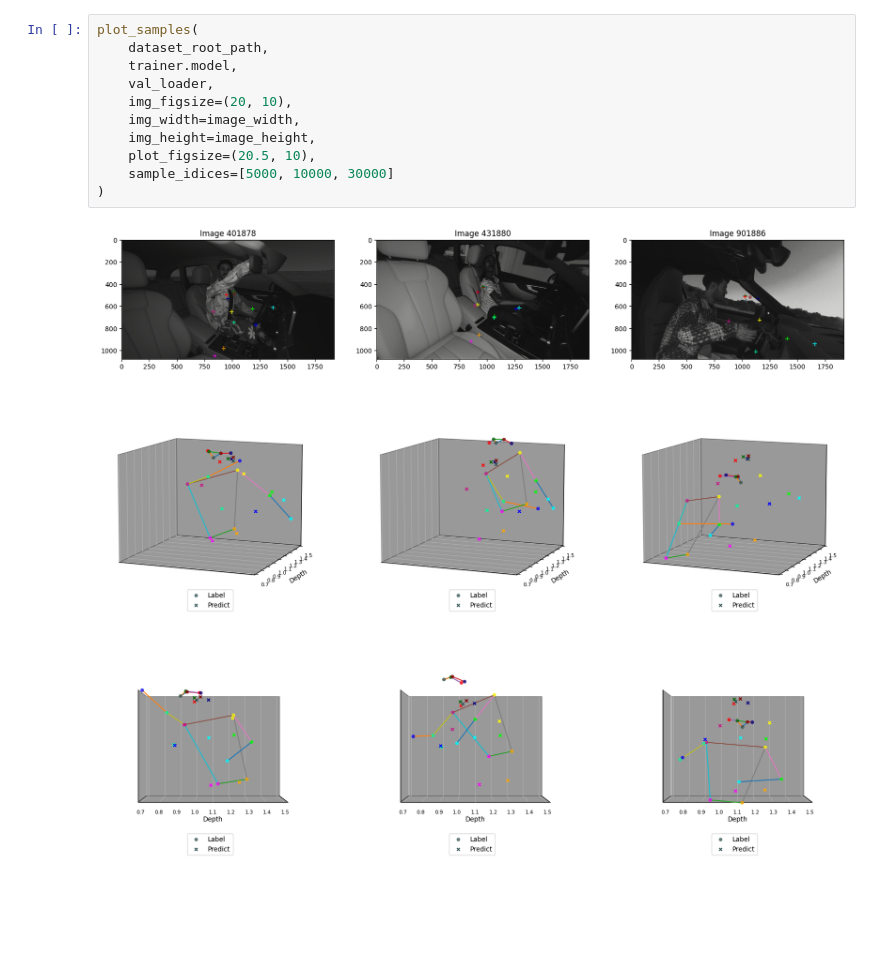
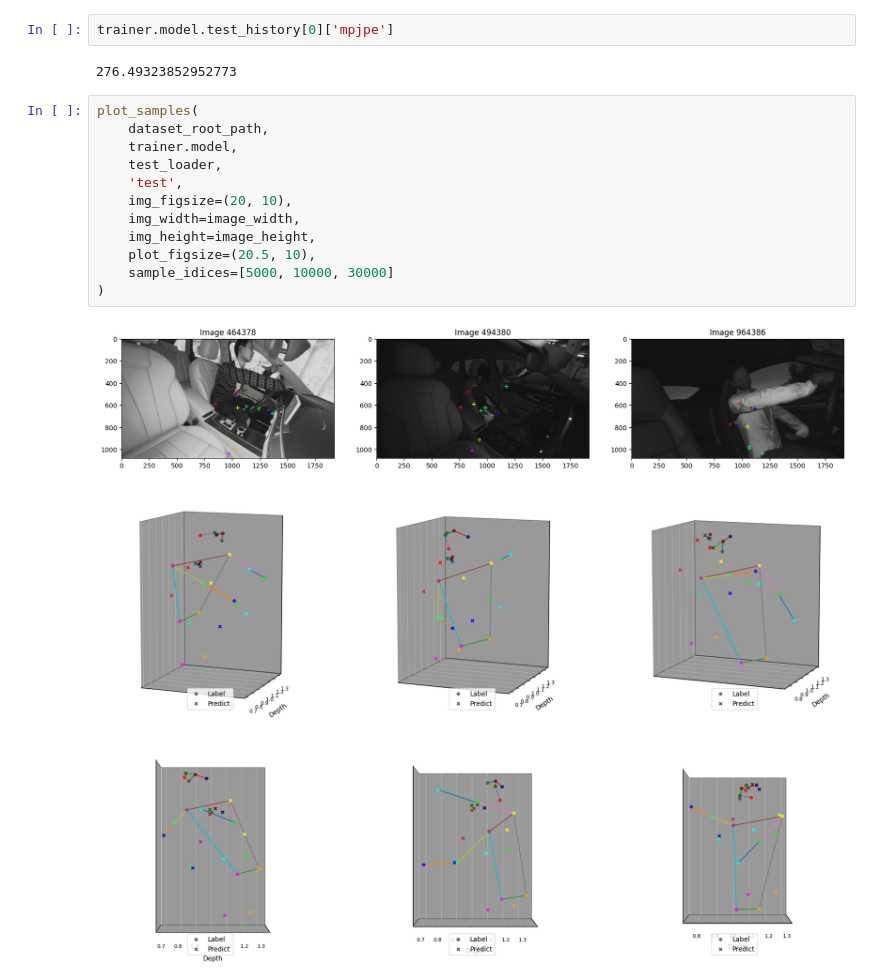
Before and after one commit to gentlerainsky/tuwien_thesis_3d_pose_estimation, a Jupyter notebook: script/lifter_2d_3d/linear_model/train/synthetic_cabin_ir_1m/linear_model_with_2d_synthetic_cabin_ir_1m.ipynb, the cells around one changed output. Cells and saved outputs as stored; diff of their text form; blank space fills up the shorter version.

```diff
--- a/script/lifter_2d_3d/linear_model/train/synthetic_cabin_ir_1m/linear_model_with_2d_synthetic_cabin_ir_1m.ipynb
+++ b/script/lifter_2d_3d/linear_model/train/synthetic_cabin_ir_1m/linear_model_with_2d_synthetic_cabin_ir_1m.ipynb
@@ -203,15 +206,20 @@ test mpjpe: 276.49323852952773
+# %%
+trainer.model.test_history[0]['mpjpe']
+# %% [output]
+276.49323852952773
 # %%
 plot_samples(
     dataset_root_path,
     trainer.model,
-    val_loader,
+    test_loader,
+    'test',
     img_figsize=(20, 10),
     img_width=image_width,
     img_height=image_height,
     plot_figsize=(20.5, 10),
     sample_idices=[5000, 10000, 30000]
 )
 # %% [output]
-[figure, old version]
+[figure, new version]
-[figure, old version]
+[figure, new version]
-[figure, old version]
+[figure, new version]
```
Also changed, not shown: parts of 3 cells of this notebook, 26 other files.
